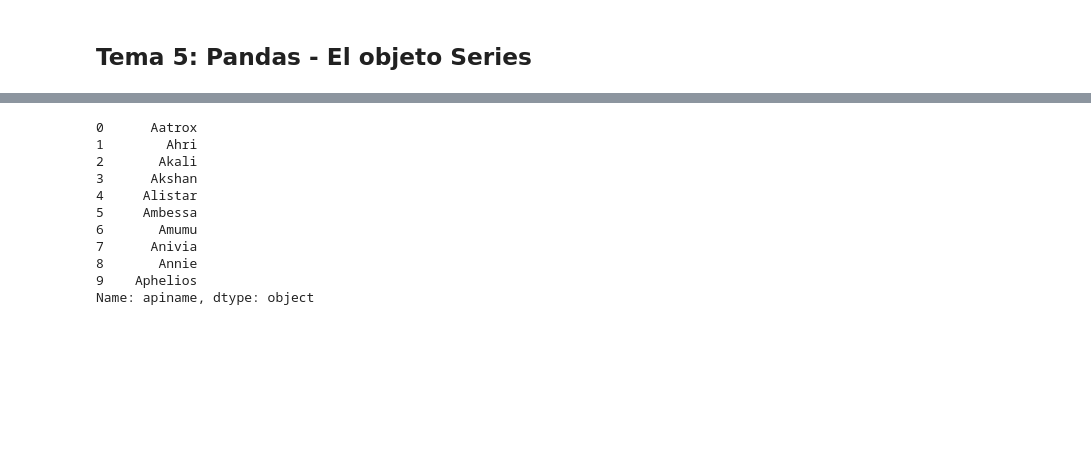
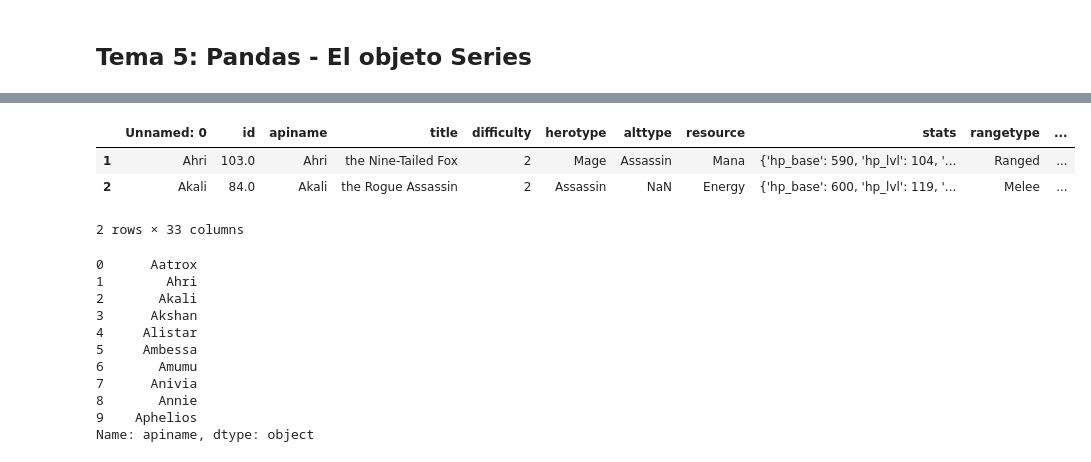
Before and after one commit to ljpiere/data_python_classes, a Jupyter notebook: DA/Webinar 11 - Sprint 6 - Módulos 1 - 2/Webinar11_Sprint6_Modulos_1_2.ipynb, the cells around one changed output, grey strips where cells are left out. Saved outputs shown, nothing was run; the diff lists cells and outputs as text; code cells hidden in the pictures; blank space fills up the shorter version.

```diff
--- a/DA/Webinar 11 - Sprint 6 - Módulos 1 - 2/Webinar11_Sprint6_Modulos_1_2.ipynb
+++ b/DA/Webinar 11 - Sprint 6 - Módulos 1 - 2/Webinar11_Sprint6_Modulos_1_2.ipynb
@@ -104,3 +234,10 @@ df = pd.read_csv('200125_LoL_champion_data.csv')
+# %%
+df.loc[1:2]
+# %% [output]
+|  | Unnamed: 0 | id | apiname | title | difficulty | herotype | alttype | resource | stats | rangetype | ... |
+| 1 | Ahri | 103.0 | Ahri | the Nine-Tailed Fox | 2 | Mage | Assassin | Mana | {'hp_base': 590, 'hp_lvl': 104, '... | Ranged | ... |
+| 2 | Akali | 84.0 | Akali | the Rogue Assassin | 2 | Assassin | NaN | Energy | {'hp_base': 600, 'hp_lvl': 119, '... | Melee | ... |
+2 rows × 33 columns
 # %%
 # Mostrar los primeros 10 nombres de campeones
 champion_names = df['apiname'][:10]
```
Also changed, not shown: parts of 25 cells of this notebook.
